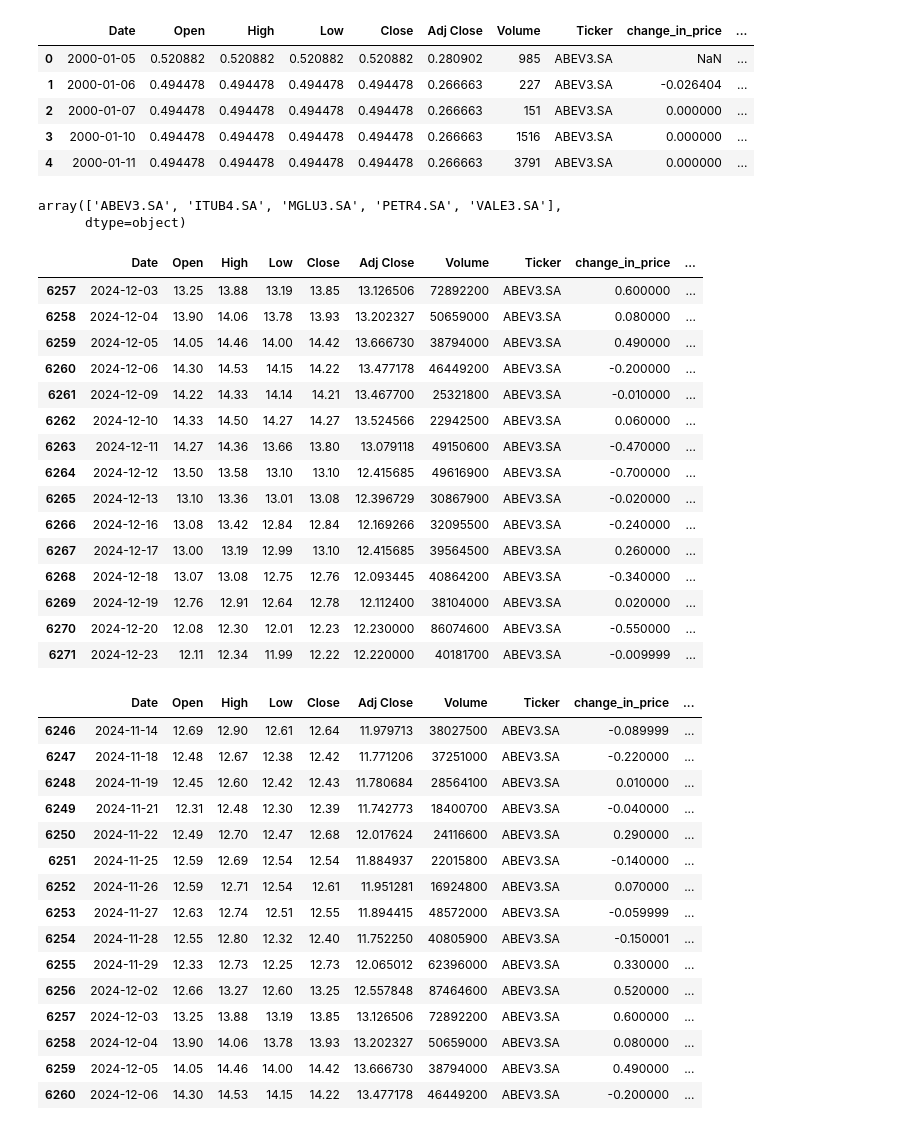
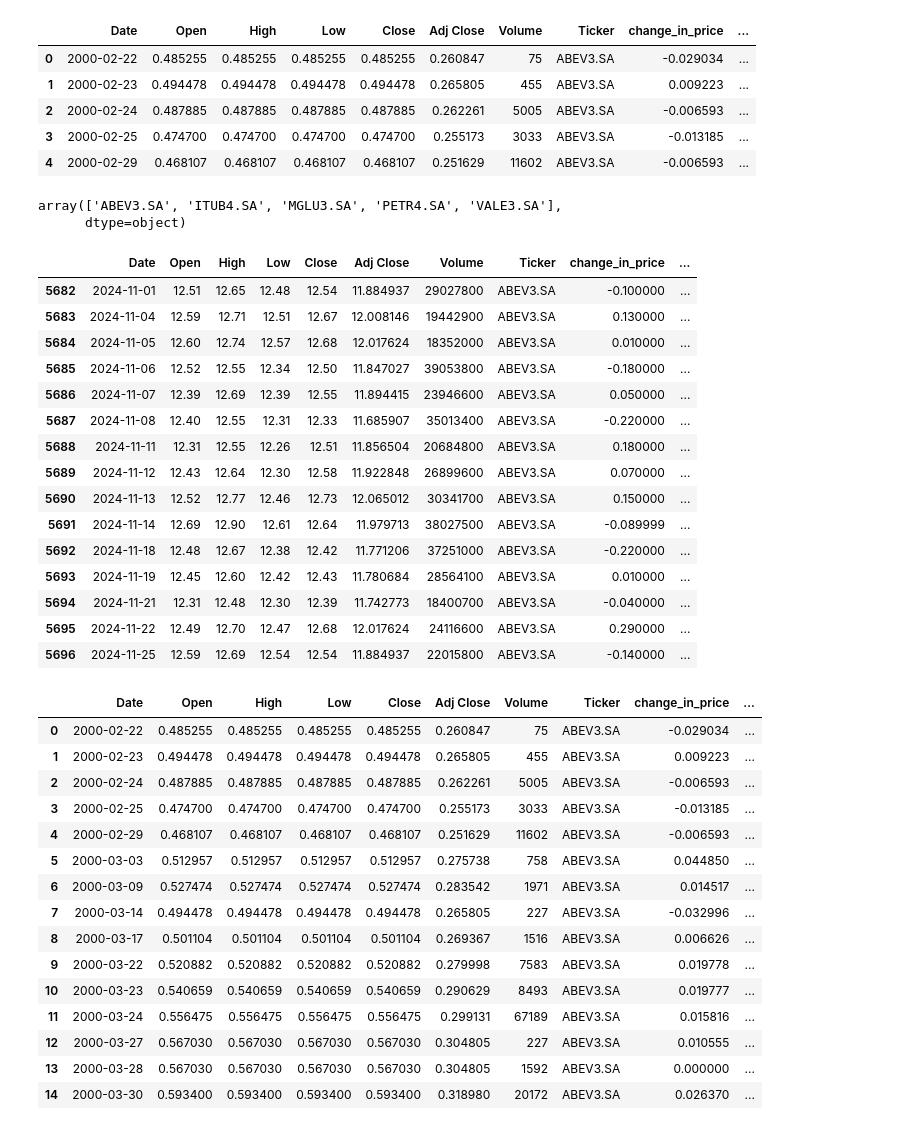
Before and after one commit to Bruno-Santana-Eco/TCC_Machine_learning, a Jupyter notebook: Previsão diária.ipynb, the cells around one changed output. Drawn from its saved outputs; the diff is of its cells as text; code cells hidden in the pictures.

```diff
--- a/Previsão diária.ipynb
+++ b/Previsão diária.ipynb
@@ -12,15 +12,15 @@ from sklearn.metrics import accuracy_score, classification_report
 pd.set_option('display.max_columns',None)
 import joblib
 # %%
-test_day = pd.read_parquet(f'C:/Users/Samsung/Documents/GitHub-Datas/TCC_Machine_Learning/Datas referências/price_data.parquet')
+test_day = pd.read_parquet(f'C:/Users/Samsung/Documents/GitHub-Datas/TCC_Machine_Learning/Datas referências/price_data_D20.parquet')
 test_day.head()
 # %% [output]
 |  | Date | Open | High | Low | Close | Adj Close | Volume | Ticker | change_in_price | ... |
-| 0 | 2000-01-05 | 0.520882 | 0.520882 | 0.520882 | 0.520882 | 0.280902 | 985 | ABEV3.SA | NaN | ... |
-| 1 | 2000-01-06 | 0.494478 | 0.494478 | 0.494478 | 0.494478 | 0.266663 | 227 | ABEV3.SA | -0.026404 | ... |
-| 2 | 2000-01-07 | 0.494478 | 0.494478 | 0.494478 | 0.494478 | 0.266663 | 151 | ABEV3.SA | 0.000000 | ... |
-| 3 | 2000-01-10 | 0.494478 | 0.494478 | 0.494478 | 0.494478 | 0.266663 | 1516 | ABEV3.SA | 0.000000 | ... |
-| 4 | 2000-01-11 | 0.494478 | 0.494478 | 0.494478 | 0.494478 | 0.266663 | 3791 | ABEV3.SA | 0.000000 | ... |
+| 0 | 2000-02-22 | 0.485255 | 0.485255 | 0.485255 | 0.485255 | 0.260847 | 75 | ABEV3.SA | -0.029034 | ... |
+| 1 | 2000-02-23 | 0.494478 | 0.494478 | 0.494478 | 0.494478 | 0.265805 | 455 | ABEV3.SA | 0.009223 | ... |
+| 2 | 2000-02-24 | 0.487885 | 0.487885 | 0.487885 | 0.487885 | 0.262261 | 5005 | ABEV3.SA | -0.006593 | ... |
+| 3 | 2000-02-25 | 0.474700 | 0.474700 | 0.474700 | 0.474700 | 0.255173 | 3033 | ABEV3.SA | -0.013185 | ... |
+| 4 | 2000-02-29 | 0.468107 | 0.468107 | 0.468107 | 0.468107 | 0.251629 | 11602 | ABEV3.SA | -0.006593 | ... |
 # %%
 test_day['Ticker'].unique()
 # %% [output]
@@ -33,48 +33,48 @@ test_day_AMBEV['Prediction'] = np.NaN
 test_day_AMBEV.tail(15)
 # %% [output]
 |  | Date | Open | High | Low | Close | Adj Close | Volume | Ticker | change_in_price | ... |
-| 6257 | 2024-12-03 | 13.25 | 13.88 | 13.19 | 13.85 | 13.126506 | 72892200 | ABEV3.SA | 0.600000 | ... |
-| 6258 | 2024-12-04 | 13.90 | 14.06 | 13.78 | 13.93 | 13.202327 | 50659000 | ABEV3.SA | 0.080000 | ... |
-| 6259 | 2024-12-05 | 14.05 | 14.46 | 14.00 | 14.42 | 13.666730 | 38794000 | ABEV3.SA | 0.490000 | ... |
-| 6260 | 2024-12-06 | 14.30 | 14.53 | 14.15 | 14.22 | 13.477178 | 46449200 | ABEV3.SA | -0.200000 | ... |
-| 6261 | 2024-12-09 | 14.22 | 14.33 | 14.14 | 14.21 | 13.467700 | 25321800 | ABEV3.SA | -0.010000 | ... |
-| 6262 | 2024-12-10 | 14.33 | 14.50 | 14.27 | 14.27 | 13.524566 | 22942500 | ABEV3.SA | 0.060000 | ... |
-| 6263 | 2024-12-11 | 14.27 | 14.36 | 13.66 | 13.80 | 13.079118 | 49150600 | ABEV3.SA | -0.470000 | ... |
-| 6264 | 2024-12-12 | 13.50 | 13.58 | 13.10 | 13.10 | 12.415685 | 49616900 | ABEV3.SA | -0.700000 | ... |
-| 6265 | 2024-12-13 | 13.10 | 13.36 | 13.01 | 13.08 | 12.396729 | 30867900 | ABEV3.SA | -0.020000 | ... |
-| 6266 | 2024-12-16 | 13.08 | 13.42 | 12.84 | 12.84 | 12.169266 | 32095500 | ABEV3.SA | -0.240000 | ... |
-| 6267 | 2024-12-17 | 13.00 | 13.19 | 12.99 | 13.10 | 12.415685 | 39564500 | ABEV3.SA | 0.260000 | ... |
-| 6268 | 2024-12-18 | 13.07 | 13.08 | 12.75 | 12.76 | 12.093445 | 40864200 | ABEV3.SA | -0.340000 | ... |
-| 6269 | 2024-12-19 | 12.76 | 12.91 | 12.64 | 12.78 | 12.112400 | 38104000 | ABEV3.SA | 0.020000 | ... |
-| 6270 | 2024-12-20 | 12.08 | 12.30 | 12.01 | 12.23 | 12.230000 | 86074600 | ABEV3.SA | -0.550000 | ... |
-| 6271 | 2024-12-23 | 12.11 | 12.34 | 11.99 | 12.22 | 12.220000 | 40181700 | ABEV3.SA | -0.009999 | ... |
+| 5682 | 2024-11-01 | 12.51 | 12.65 | 12.48 | 12.54 | 11.884937 | 29027800 | ABEV3.SA | -0.100000 | ... |
+| 5683 | 2024-11-04 | 12.59 | 12.71 | 12.51 | 12.67 | 12.008146 | 19442900 | ABEV3.SA | 0.130000 | ... |
+| 5684 | 2024-11-05 | 12.60 | 12.74 | 12.57 | 12.68 | 12.017624 | 18352000 | ABEV3.SA | 0.010000 | ... |
+| 5685 | 2024-11-06 | 12.52 | 12.55 | 12.34 | 12.50 | 11.847027 | 39053800 | ABEV3.SA | -0.180000 | ... |
+| 5686 | 2024-11-07 | 12.39 | 12.69 | 12.39 | 12.55 | 11.894415 | 23946600 | ABEV3.SA | 0.050000 | ... |
+| 5687 | 2024-11-08 | 12.40 | 12.55 | 12.31 | 12.33 | 11.685907 | 35013400 | ABEV3.SA | -0.220000 | ... |
+| 5688 | 2024-11-11 | 12.31 | 12.55 | 12.26 | 12.51 | 11.856504 | 20684800 | ABEV3.SA | 0.180000 | ... |
+| 5689 | 2024-11-12 | 12.43 | 12.64 | 12.30 | 12.58 | 11.922848 | 26899600 | ABEV3.SA | 0.070000 | ... |
+| 5690 | 2024-11-13 | 12.52 | 12.77 | 12.46 | 12.73 | 12.065012 | 30341700 | ABEV3.SA | 0.150000 | ... |
+| 5691 | 2024-11-14 | 12.69 | 12.90 | 12.61 | 12.64 | 11.979713 | 38027500 | ABEV3.SA | -0.089999 | ... |
+| 5692 | 2024-11-18 | 12.48 | 12.67 | 12.38 | 12.42 | 11.771206 | 37251000 | ABEV3.SA | -0.220000 | ... |
+| 5693 | 2024-11-19 | 12.45 | 12.60 | 12.42 | 12.43 | 11.780684 | 28564100 | ABEV3.SA | 0.010000 | ... |
+| 5694 | 2024-11-21 | 12.31 | 12.48 | 12.30 | 12.39 | 11.742773 | 18400700 | ABEV3.SA | -0.040000 | ... |
+| 5695 | 2024-11-22 | 12.49 | 12.70 | 12.47 | 12.68 | 12.017624 | 24116600 | ABEV3.SA | 0.290000 | ... |
+| 5696 | 2024-11-25 | 12.59 | 12.69 | 12.54 | 12.54 | 11.884937 | 22015800 | ABEV3.SA | -0.140000 | ... |
 # %%
 test_day_AMBEV['Date'] = pd.to_datetime(test_day_AMBEV['Date'])
 
 # Definir a data inicial para filtrar
-inicio = '2024-11-14'  # Data inicial
+inicio = '2000-01-05'  # Data inicial
 
 # Filtrar as linhas onde a data é maior ou igual a 'inicio'
 test_day_AMBEV = test_day_AMBEV[test_day_AMBEV['Date'] >= inicio]
 
 test_day_AMBEV.head(15)
 # %% [output]
 |  | Date | Open | High | Low | Close | Adj Close | Volume | Ticker | change_in_price | ... |
-| 6246 | 2024-11-14 | 12.69 | 12.90 | 12.61 | 12.64 | 11.979713 | 38027500 | ABEV3.SA | -0.089999 | ... |
-| 6247 | 2024-11-18 | 12.48 | 12.67 | 12.38 | 12.42 | 11.771206 | 37251000 | ABEV3.SA | -0.220000 | ... |
-| 6248 | 2024-11-19 | 12.45 | 12.60 | 12.42 | 12.43 | 11.780684 | 28564100 | ABEV3.SA | 0.010000 | ... |
-| 6249 | 2024-11-21 | 12.31 | 12.48 | 12.30 | 12.39 | 11.742773 | 18400700 | ABEV3.SA | -0.040000 | ... |
-| 6250 | 2024-11-22 | 12.49 | 12.70 | 12.47 | 12.68 | 12.017624 | 24116600 | ABEV3.SA | 0.290000 | ... |
-| 6251 | 2024-11-25 | 12.59 | 12.69 | 12.54 | 12.54 | 11.884937 | 22015800 | ABEV3.SA | -0.140000 | ... |
-| 6252 | 2024-11-26 | 12.59 | 12.71 | 12.54 | 12.61 | 11.951281 | 16924800 | ABEV3.SA | 0.070000 | ... |
-| 6253 | 2024-11-27 | 12.63 | 12.74 | 12.51 | 12.55 | 11.894415 | 48572000 | ABEV3.SA | -0.059999 | ... |
-| 6254 | 2024-11-28 | 12.55 | 12.80 | 12.32 | 12.40 | 11.752250 | 40805900 | ABEV3.SA | -0.150001 | ... |
-| 6255 | 2024-11-29 | 12.33 | 12.73 | 12.25 | 12.73 | 12.065012 | 62396000 | ABEV3.SA | 0.330000 | ... |
-| 6256 | 2024-12-02 | 12.66 | 13.27 | 12.60 | 13.25 | 12.557848 | 87464600 | ABEV3.SA | 0.520000 | ... |
-| 6257 | 2024-12-03 | 13.25 | 13.88 | 13.19 | 13.85 | 13.126506 | 72892200 | ABEV3.SA | 0.600000 | ... |
-| 6258 | 2024-12-04 | 13.90 | 14.06 | 13.78 | 13.93 | 13.202327 | 50659000 | ABEV3.SA | 0.080000 | ... |
-| 6259 | 2024-12-05 | 14.05 | 14.46 | 14.00 | 14.42 | 13.666730 | 38794000 | ABEV3.SA | 0.490000 | ... |
-| 6260 | 2024-12-06 | 14.30 | 14.53 | 14.15 | 14.22 | 13.477178 | 46449200 | ABEV3.SA | -0.200000 | ... |
+| 0 | 2000-02-22 | 0.485255 | 0.485255 | 0.485255 | 0.485255 | 0.260847 | 75 | ABEV3.SA | -0.029034 | ... |
+| 1 | 2000-02-23 | 0.494478 | 0.494478 | 0.494478 | 0.494478 | 0.265805 | 455 | ABEV3.SA | 0.009223 | ... |
+| 2 | 2000-02-24 | 0.487885 | 0.487885 | 0.487885 | 0.487885 | 0.262261 | 5005 | ABEV3.SA | -0.006593 | ... |
+| 3 | 2000-02-25 | 0.474700 | 0.474700 | 0.474700 | 0.474700 | 0.255173 | 3033 | ABEV3.SA | -0.013185 | ... |
+| 4 | 2000-02-29 | 0.468107 | 0.468107 | 0.468107 | 0.468107 | 0.251629 | 11602 | ABEV3.SA | -0.006593 | ... |
+| 5 | 2000-03-03 | 0.512957 | 0.512957 | 0.512957 | 0.512957 | 0.275738 | 758 | ABEV3.SA | 0.044850 | ... |
+| 6 | 2000-03-09 | 0.527474 | 0.527474 | 0.527474 | 0.527474 | 0.283542 | 1971 | ABEV3.SA | 0.014517 | ... |
+| 7 | 2000-03-14 | 0.494478 | 0.494478 | 0.494478 | 0.494478 | 0.265805 | 227 | ABEV3.SA | -0.032996 | ... |
+| 8 | 2000-03-17 | 0.501104 | 0.501104 | 0.501104 | 0.501104 | 0.269367 | 1516 | ABEV3.SA | 0.006626 | ... |
+| 9 | 2000-03-22 | 0.520882 | 0.520882 | 0.520882 | 0.520882 | 0.279998 | 7583 | ABEV3.SA | 0.019778 | ... |
+| 10 | 2000-03-23 | 0.540659 | 0.540659 | 0.540659 | 0.540659 | 0.290629 | 8493 | ABEV3.SA | 0.019777 | ... |
+| 11 | 2000-03-24 | 0.556475 | 0.556475 | 0.556475 | 0.556475 | 0.299131 | 67189 | ABEV3.SA | 0.015816 | ... |
+| 12 | 2000-03-27 | 0.567030 | 0.567030 | 0.567030 | 0.567030 | 0.304805 | 227 | ABEV3.SA | 0.010555 | ... |
+| 13 | 2000-03-28 | 0.567030 | 0.567030 | 0.567030 | 0.567030 | 0.304805 | 1592 | ABEV3.SA | 0.000000 | ... |
+| 14 | 2000-03-30 | 0.593400 | 0.593400 | 0.593400 | 0.593400 | 0.318980 | 20172 | ABEV3.SA | 0.026370 | ... |
 # %%
 # Carregar o modelo salvo
 rand_frst_clf_Ambev = joblib.load('C:/Users/Samsung/Documents/GitHub-Datas/TCC_Machine_Learning/random_forest_model_Ambev.pkl')
```
Also changed, not shown: parts of 2 cells of this notebook, 3 other files.
